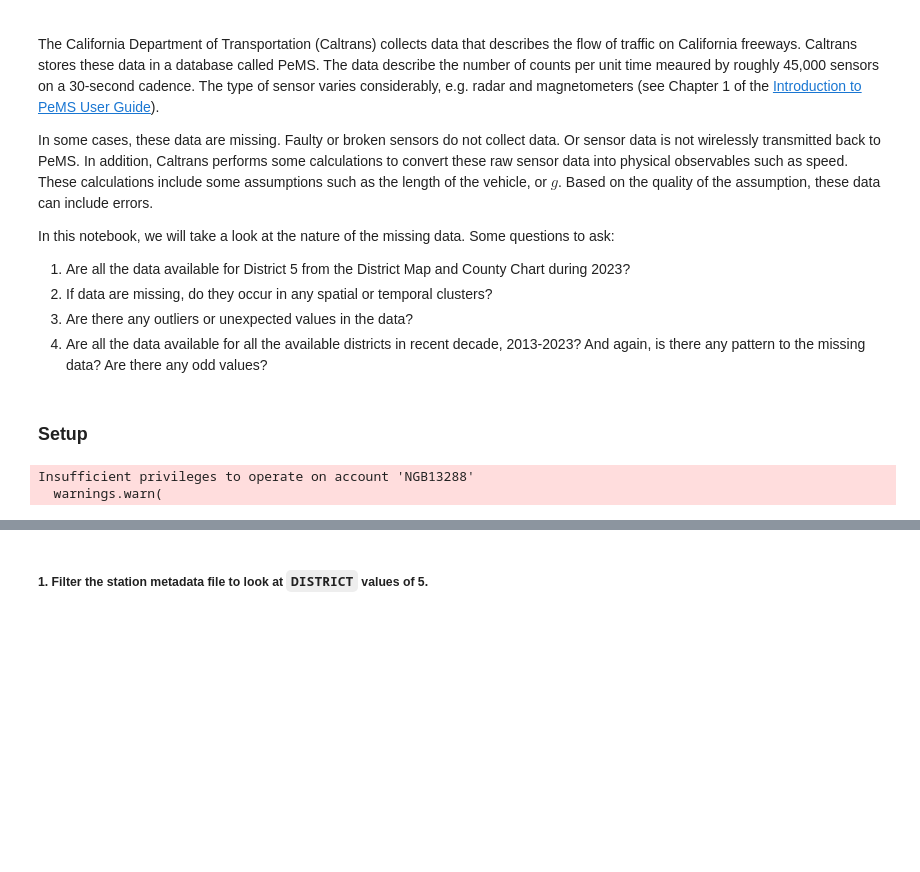
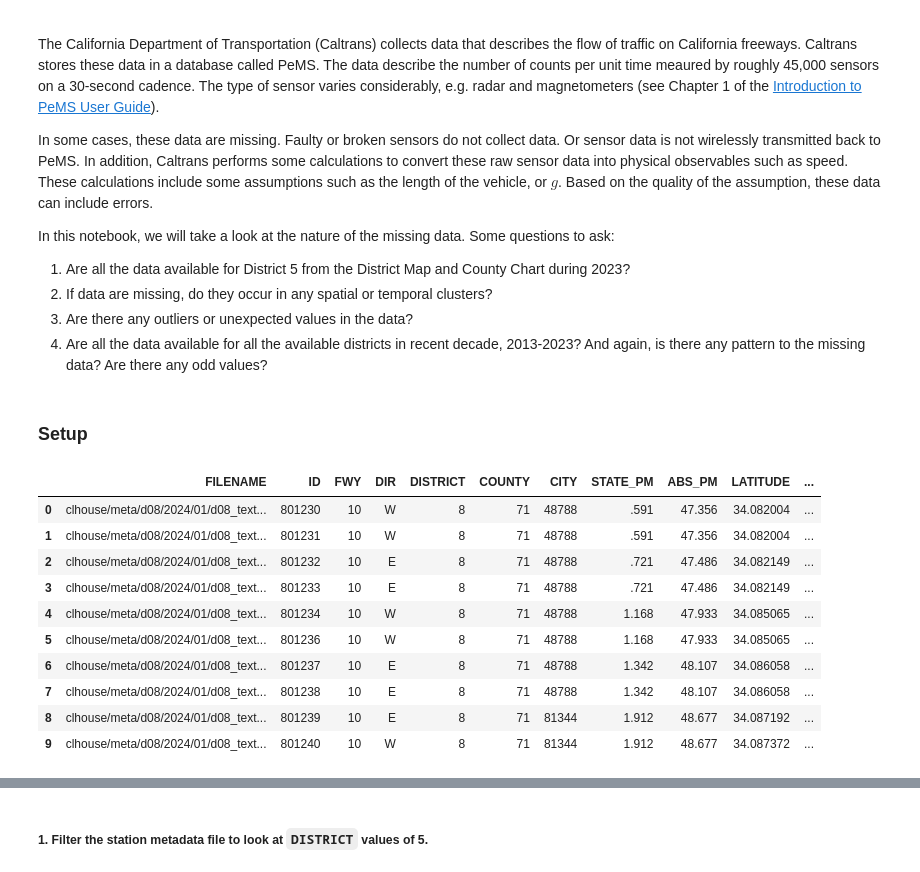
Before and after one commit to cagov/caldata-mdsa-caltrans-pems, a Jupyter notebook: pems/missing_data.ipynb, the cells around one changed output, grey strips where cells are left out. Saved outputs shown, nothing was run; the diff lists cells and outputs as text; code cells hidden in the pictures; blank space fills up the shorter version.

```diff
--- a/pems/missing_data.ipynb
+++ b/pems/missing_data.ipynb
@@ -43,15 +46,12 @@ con = ibis.snowflake.connect(
     role='TRANSFORMER_DEV',
     warehouse='TRANSFORMING_XS_DEV',
     account="VSB79059-DSE_CALTRANS_PEMS",
-    database="RAW_DEV/CLEARINGHOUSE",
+    database="RAW_PRD/CLEARINGHOUSE",
 )
 # %%
 station_metadata = con.table("STATION_META");
 station_raw = con.table("STATION_RAW");
-station_status = con.table("STATION_STATUS");
+#station_status = con.table("STATION_STATUS");
-# %% [output]
-Insufficient privileges to operate on account 'NGB13288'
-  warnings.warn(
 # %%
 station_metadata_df = station_metadata.execute(limit=10)
 station_raw_df = station_raw.execute(limit=10)
@@ -58,0 +59,14 @@ station_status_df = station_status.execute(limit=10)
+# %%
+station_metadata_df
+# %% [output]
+|  | FILENAME | ID | FWY | DIR | DISTRICT | COUNTY | CITY | STATE_PM | ABS_PM | LATITUDE | ... |
+| 0 | clhouse/meta/d08/2024/01/d08_text... | 801230 | 10 | W | 8 | 71 | 48788 | .591 | 47.356 | 34.082004 | ... |
+| 1 | clhouse/meta/d08/2024/01/d08_text... | 801231 | 10 | W | 8 | 71 | 48788 | .591 | 47.356 | 34.082004 | ... |
+| 2 | clhouse/meta/d08/2024/01/d08_text... | 801232 | 10 | E | 8 | 71 | 48788 | .721 | 47.486 | 34.082149 | ... |
+| 3 | clhouse/meta/d08/2024/01/d08_text... | 801233 | 10 | E | 8 | 71 | 48788 | .721 | 47.486 | 34.082149 | ... |
+| 4 | clhouse/meta/d08/2024/01/d08_text... | 801234 | 10 | W | 8 | 71 | 48788 | 1.168 | 47.933 | 34.085065 | ... |
+| 5 | clhouse/meta/d08/2024/01/d08_text... | 801236 | 10 | W | 8 | 71 | 48788 | 1.168 | 47.933 | 34.085065 | ... |
+| 6 | clhouse/meta/d08/2024/01/d08_text... | 801237 | 10 | E | 8 | 71 | 48788 | 1.342 | 48.107 | 34.086058 | ... |
+| 7 | clhouse/meta/d08/2024/01/d08_text... | 801238 | 10 | E | 8 | 71 | 48788 | 1.342 | 48.107 | 34.086058 | ... |
+| 8 | clhouse/meta/d08/2024/01/d08_text... | 801239 | 10 | E | 8 | 71 | 81344 | 1.912 | 48.677 | 34.087192 | ... |
+| 9 | clhouse/meta/d08/2024/01/d08_text... | 801240 | 10 | W | 8 | 71 | 81344 | 1.912 | 48.677 | 34.087372 | ... |
```
Also changed, not shown: parts of 28 cells of this notebook.
